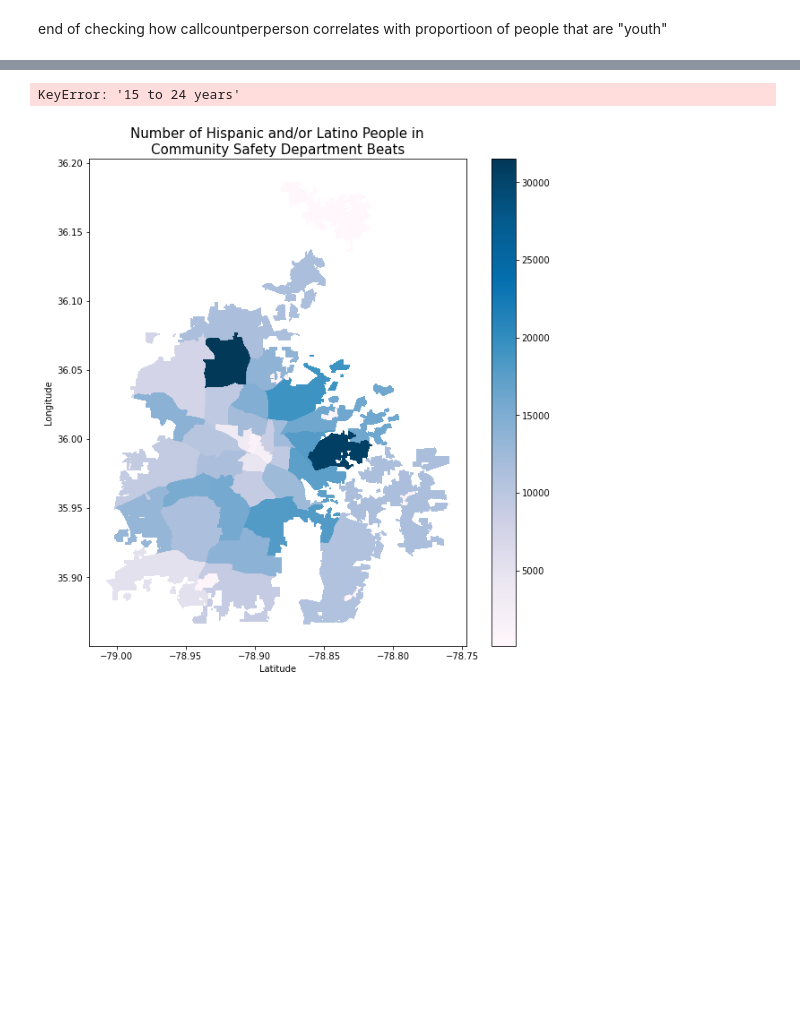
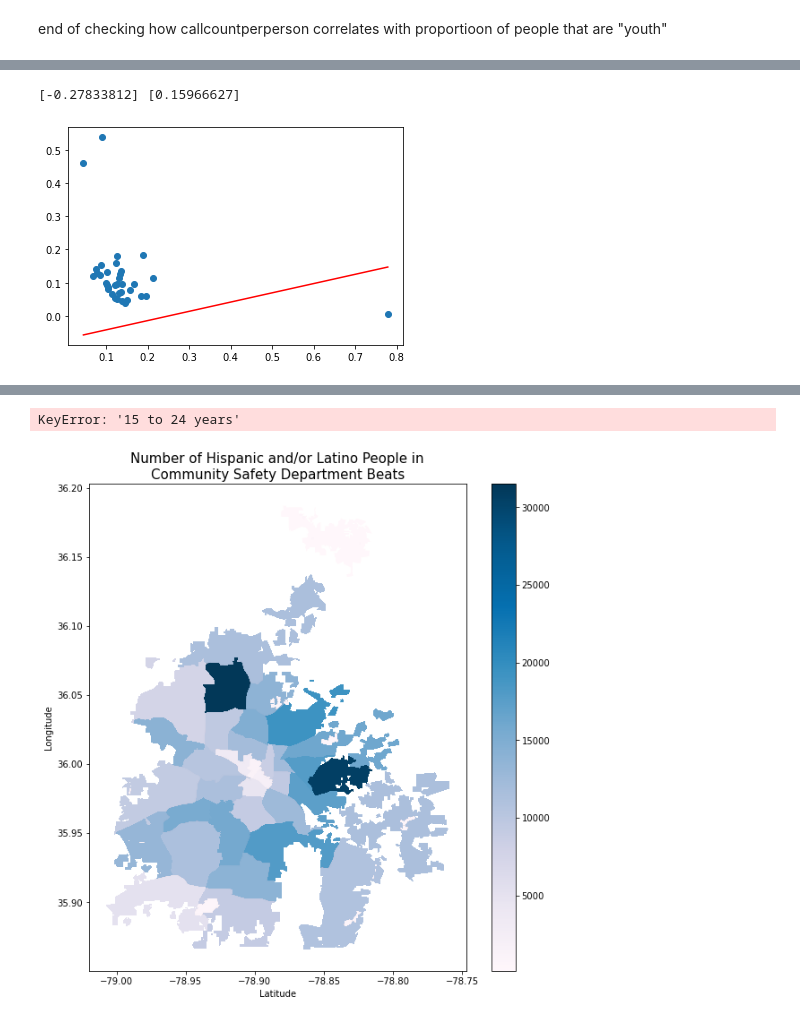
Before and after one commit to sadiesheridan/dataplus-project27-community-safety-durham, a Jupyter notebook: 10_code/hispanicanalysis.ipynb, the cells around one changed output, grey strips where cells are left out. Saved outputs shown, nothing was run; the diff lists cells and outputs as text; code cells hidden in the pictures; blank space fills up the shorter version.

```diff
--- a/10_code/hispanicanalysis.ipynb
+++ b/10_code/hispanicanalysis.ipynb
@@ -690,3 +751,27 @@ end of checking how callcountperperson correlates with proportioon of people tha
+# %%
+X_mean = np.mean(X)
+Y_mean = np.mean(Y)
+
+num = 0
+den = 0
+for i in range(len(X)):
+    num += (X[i] - X_mean)*(Y[i] - Y_mean)
+    den += (X[i] - X_mean)**2
+m = num / den
+c = Y_mean - m*X_mean
+
+print(m, c)
+# %% [output]
+[-0.27833812] [0.15966627]
+# %%
+# Making predictions
+Y_pred = m*X + c
+
+plt.scatter(X, Y) # actual data
+plt.plot([min(X), max(X)], [min(Y_pred), max(Y_pred)], color='red') # predicted
+plt.show()
+# %% [output]
+[figure, added]
 # %%
 callswithblock = gpd.sjoin(hispanicsineachbeat, dpdcalls)
 callswithblock
```
Also changed, not shown: parts of 9 cells of this notebook.
